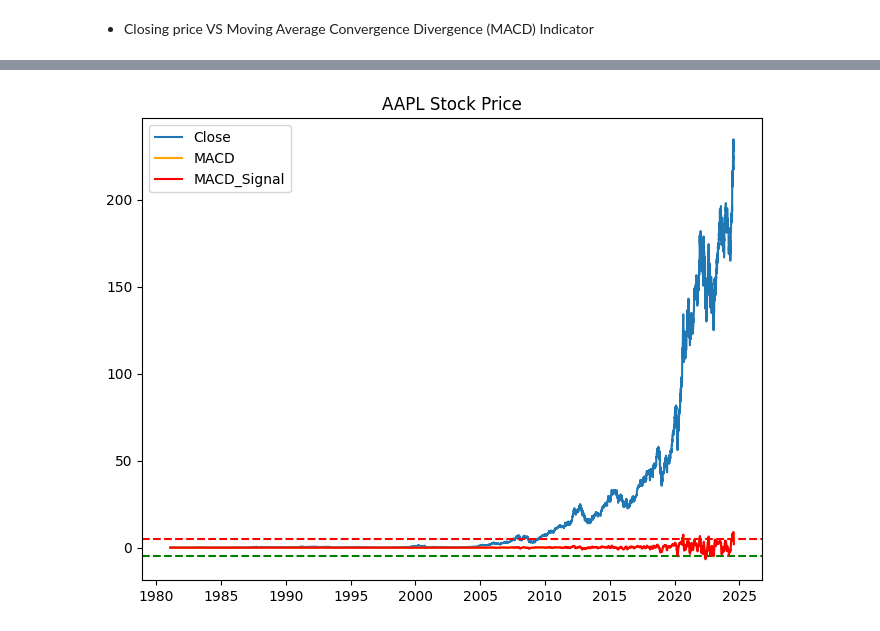
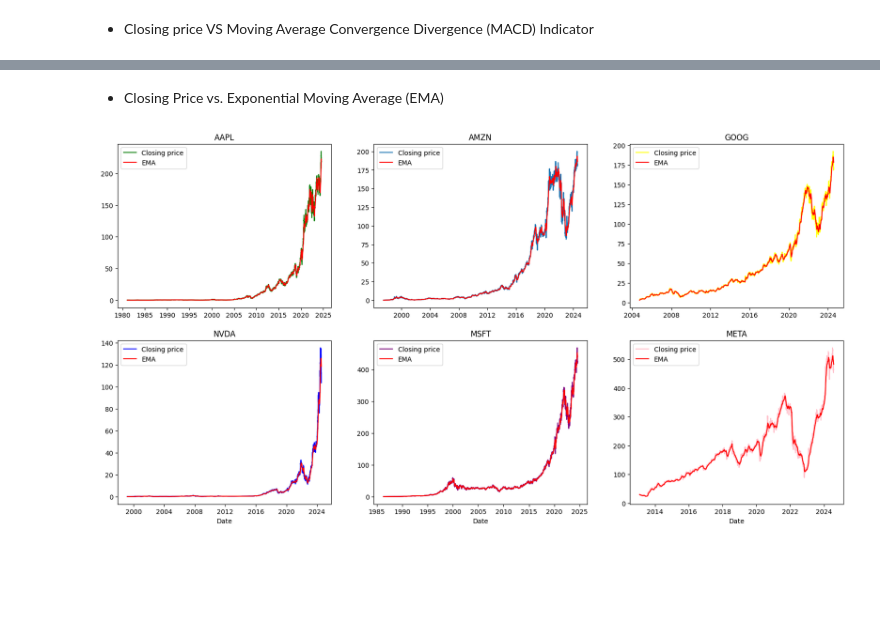
Before and after one commit to Samri-A/Predicting-Price-Moves-with-News-Sentiment, a Jupyter notebook: notebooks/Stoke_analaysis.ipynb, the cells around one changed output, grey strips where cells are left out. Saved outputs shown, nothing was run; the diff lists cells and outputs as text; code cells hidden in the pictures; blank space fills up the shorter version.

```diff
--- a/notebooks/Stoke_analaysis.ipynb
+++ b/notebooks/Stoke_analaysis.ipynb
@@ -68,9 +71,3 @@ plt.show()
 # %%
-
-stock_data_aapl['SMA'] = talib.SMA(stock_data_aapl['Close'], timeperiod=20)
-stock_data_aapl['RSI'] = talib.RSI(stock_data_aapl['Close'], timeperiod=14)
-stock_data_aapl['EMA'] = talib.EMA(stock_data_aapl['Close'], timeperiod=20)
-
-macd_signal, macd, _ = talib.MACD(stock_data_aapl['Close'])
-stock_data_aapl['MACD'] =macd
-stock_data_aapl['MACD_Signal']=macd_signal
+calculateTechnicalIndicator(stock_data_aapl)
+stock_data_aapl.head()
@@ -81,15 +273,6 @@ stock_data_aapl['MACD_Signal']=macd_signal
+# %% [markdown]
+* Closing Price vs. Exponential Moving Average (EMA)
 # %%
-fig, axs = plt.subplots(figsize=(8,6))
-
-# for AAPL
-axs.plot(stock_data_aapl['Date'], stock_data_aapl['Close'],label="Close")
-axs.set_title("AAPL Stock Price")
-axs.legend()
-axs.axhline(y=5, color='r',linestyle="--")
-axs.axhline(y=-5, color='g',linestyle="--")
-axs.plot(stock_data_aapl['Date'],stock_data_aapl['MACD'], color='orange', label="MACD")
-axs.plot(stock_data_aapl['Date'],stock_data_aapl['MACD_Signal'], color='r', label="MACD_Signal")
-axs.legend()
-plt.show()
+technicalIndicatorsVsClosingPrice(stock_data_aapl,stock_data_amzn,stock_data_goog,stock_data_meta,stock_data_msft,stock_data_nvda,'EMA')
 # %% [output]
-[figure, old version]
+[figure, new version]
```
Also changed, not shown: parts of 59 cells of this notebook, 3 other files.
